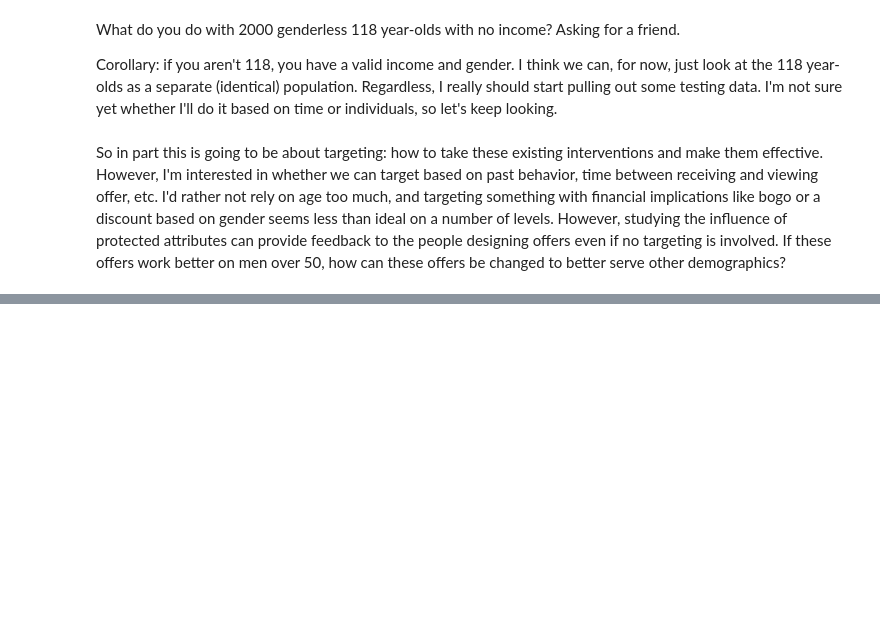
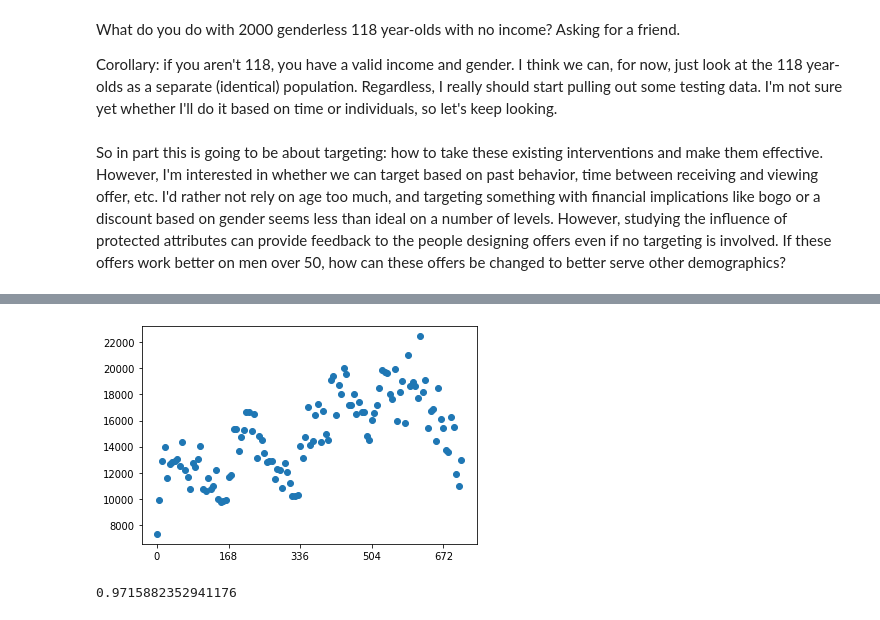
Before and after one commit to crgl/starbucks-capstone, a Jupyter notebook: Starbucks_Capstone_notebook.ipynb, the cells around one changed output, grey strips where cells are left out. Cells and saved outputs as stored; diff of their text form; code cells hidden in the pictures; blank space fills up the shorter version.

```diff
--- a/Starbucks_Capstone_notebook.ipynb
+++ b/Starbucks_Capstone_notebook.ipynb
@@ -175,0 +314,10 @@ So in part this is going to be about targeting: how to take these existing inter
+# %%
+plt.scatter(transactions.columns, transactions.sum())
+plt.xticks([0, 168, 336, 504, 672])
+plt.show()
+# %% [output]
+[figure, added]
+# %%
+transcript[transcript['time'] <= 168]['person'].unique().size / profile.shape[0]
+# %% [output]
+0.9715882352941176
```
Also changed, not shown: parts of 27 cells of this notebook.
